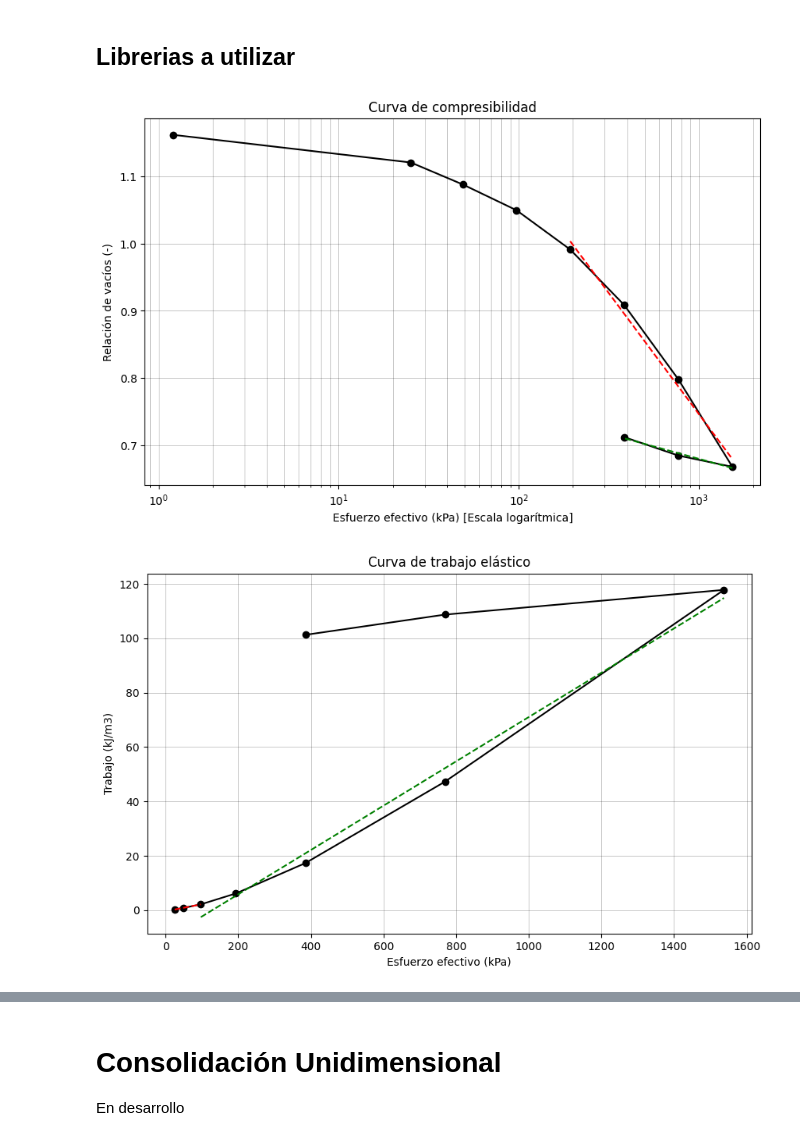
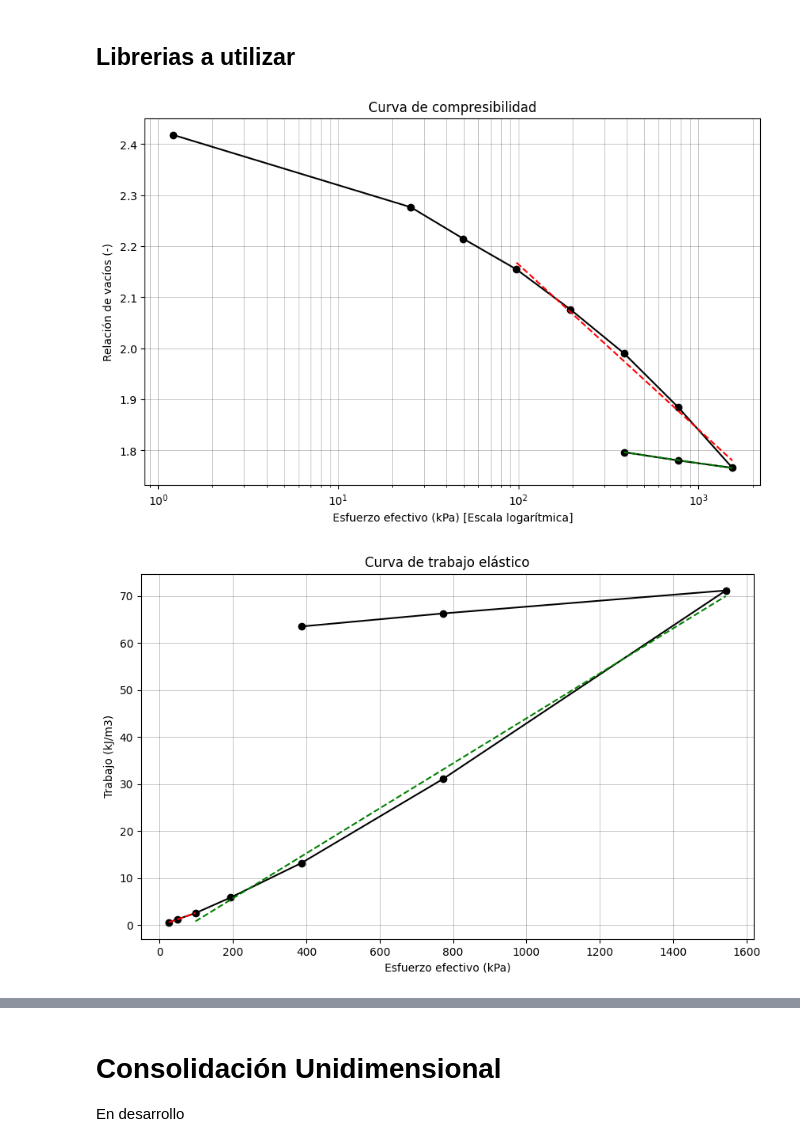
Before and after one commit to JuaArr/UNAL_Consolidacion, a Jupyter notebook: tmp/Consolidacion.ipynb, the cells around one changed output, grey strips where cells are left out. Cells and saved outputs as stored; diff of their text form; code cells hidden in the pictures.

```diff
--- a/tmp/Consolidacion.ipynb
+++ b/tmp/Consolidacion.ipynb
@@ -19,7 +19,7 @@ from matplotlib import pyplot as plt
 # %%
 import json
 
-file_name = "data_S4M4.json"
+file_name = "data_S3M24.json"
 name = os.path.splitext(file_name)[0].split("_")[1]
 
 with open(file_name) as data:
@@ -71,32 +71,32 @@ compressibility_data.iloc[:, 4] = e_o - compressibility_data.iloc[:, 3] * (1 + e
 # %%
 log_linear = lambda x, a, b: a * np.log10(x) + b
 
-X1 = compressibility_data.iloc[4:8, 1].astype(float)
-Y1 = compressibility_data.iloc[4:8, 4].astype(float)
+X1 = compressibility_data.iloc[3:8, 1].astype(float)
+Y1 = compressibility_data.iloc[3:8, 4].astype(float)
 X2 = compressibility_data.iloc[7:11, 1].astype(float)
 Y2 = compressibility_data.iloc[7:11, 4].astype(float)
 
 popt_Cr, pcov_Cr = opt.curve_fit(log_linear, X1, Y1)
 popt_Cc, pcov_Cc = opt.curve_fit(log_linear, X2, Y2)
 
 s1 = lambda x: log_linear(x.astype(float), *popt_Cr)
 s2 = lambda x: log_linear(x.astype(float), *popt_Cc)
 
 fig, ax = plt.subplots(figsize = (10, 6))
 
 ax.plot(compressibility_data.iloc[:, 1], compressibility_data.iloc[: , 4], "ko-")
 ax.plot(X1, s1(X1), "r--")
 ax.plot(X2, s2(X2), "g--")
 ax.set_title("Curva de compresibilidad")
 ax.set_xlabel("Esfuerzo efectivo (kPa) [Escala logarítmica]")
 ax.set_ylabel("Relación de vacíos (-)")
 
 ax.grid(True, color = 'k', which = "both", alpha = 0.3, linestyle = '-', linewidth = 0.5)
 ax.set_xscale("log")
 
 plt.savefig(name + "_compresibilidad.png", dpi = 300)
 # %% [output]
-[figure, old version]
+[figure, new version]
 # %%
 work_data = pd.DataFrame(index = range(compressibility_data.shape[0]),
                          columns = ["Esf. efec. (kPa)", "Def. vertical (-)",
@@ -140,7 +140,7 @@ ax3.grid(True, color = 'k', which = "both", alpha = 0.3, linestyle = '-', linewi
 
 plt.savefig(name + "_trabajo.png", dpi = 300)
 # %% [output]
-[figure, old version]
+[figure, new version]
 # %%
 print(f"El esfuerzo efectivo de consolidación fue de {pre_stress} kPa")
 print(f"El Cc es {popt_Cc[0]}")
```
Also changed, not shown: parts of 1 cell of this notebook, 4 other files.
